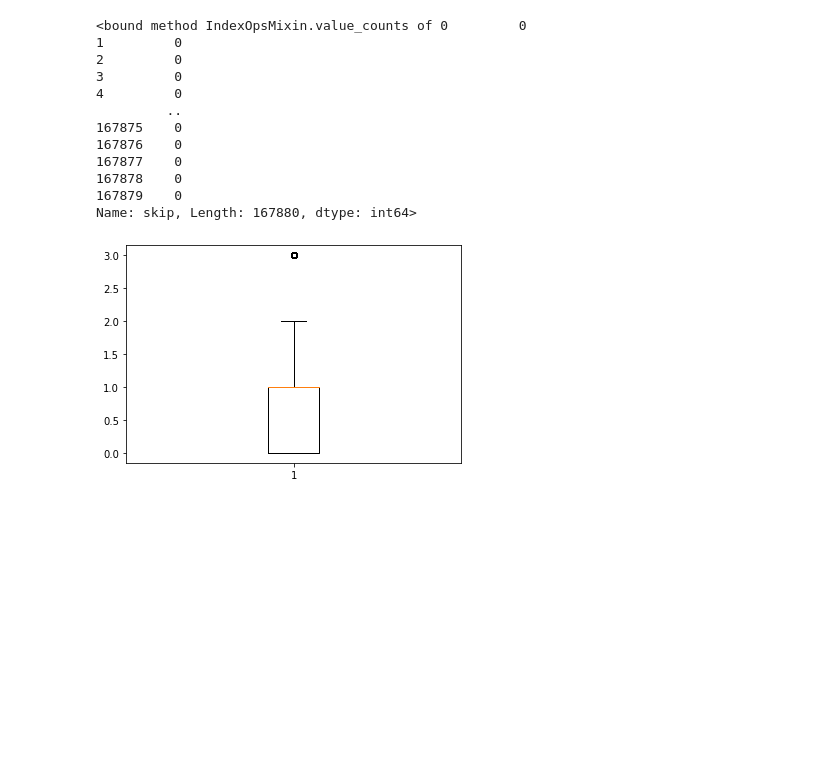
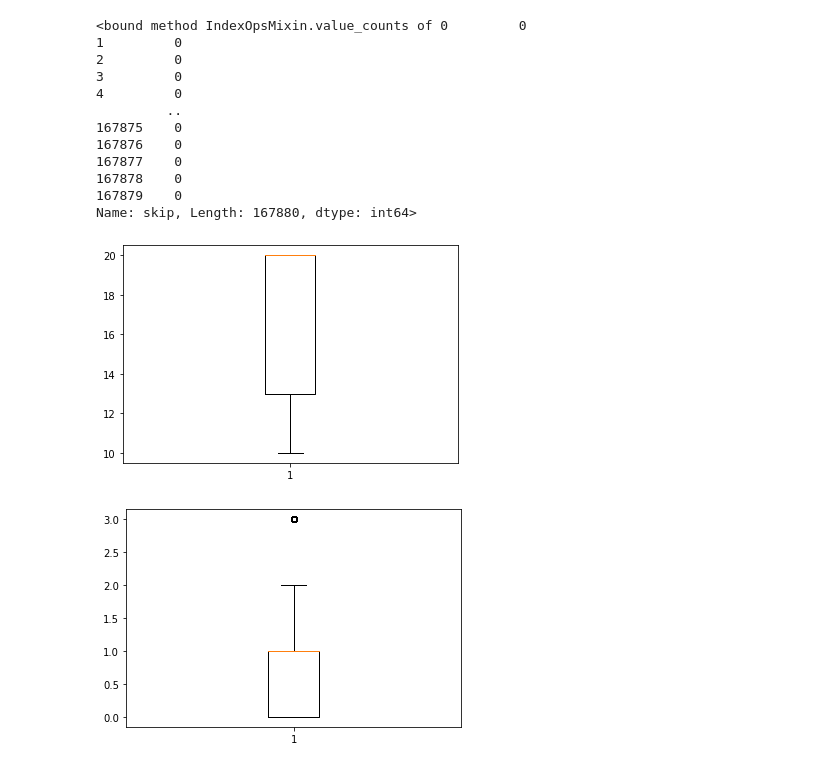
Before and after one commit to stoic-devv/spotify-causal-inference, a Jupyter notebook: src/eda/eda-adityak.ipynb, the cells around one changed output. Cells and saved outputs as stored; diff of their text form; code cells hidden in the pictures; blank space fills up the shorter version.

```diff
--- a/src/eda/eda-adityak.ipynb
+++ b/src/eda/eda-adityak.ipynb
@@ -151,6 +151,11 @@ skipped_df['skip'].value_counts
 167878    0
 167879    0
 Name: skip, Length: 167880, dtype: int64>
+# %%
+plt.boxplot(skipped_df['session_id'].value_counts())
+plt.show()
+# %% [output]
+[figure, added]
 # %%
 plt.boxplot(skipped_df['skip'])
 plt.show()
```
Also changed, not shown: parts of 20 cells of this notebook.
